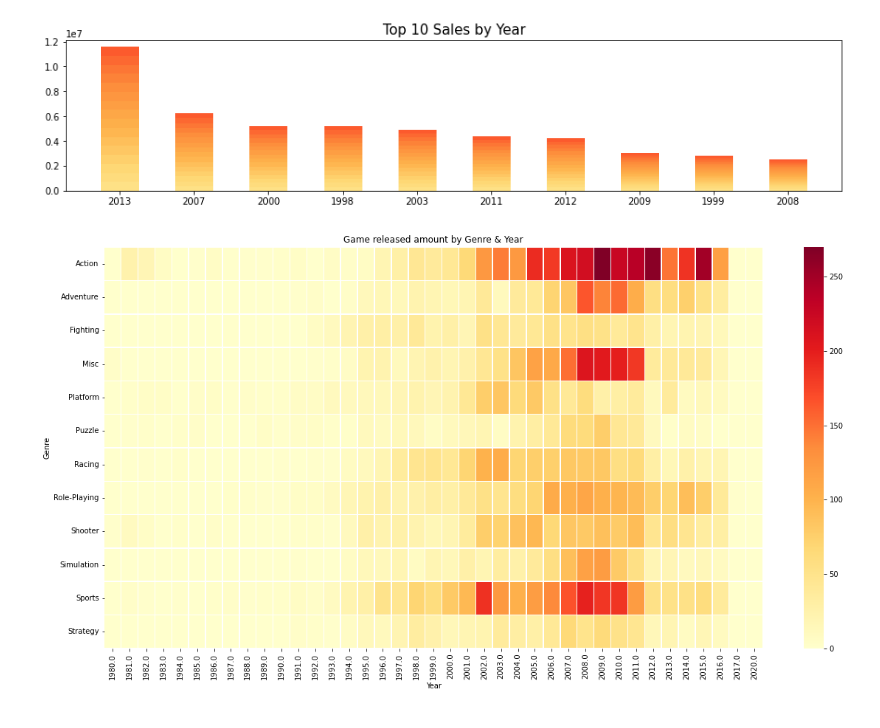
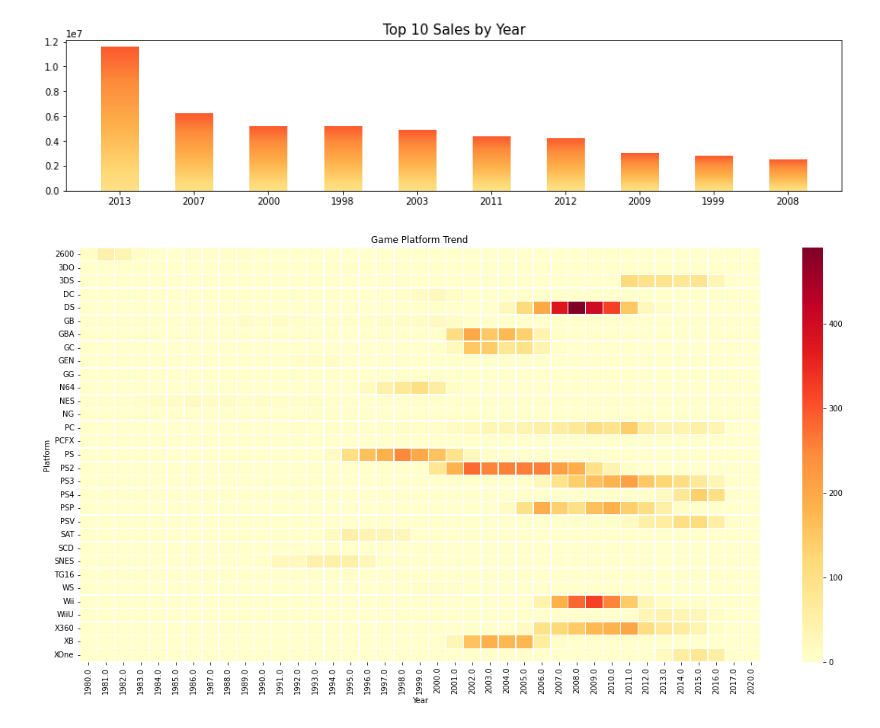
Before and after one commit to sumu97/Data-Science-Cheat-Code, a Jupyter notebook: GameMarket_Analysis.ipynb, the cells around one changed output. Saved outputs shown, nothing was run; the diff lists cells and outputs as text; code cells hidden in the pictures.

```diff
--- a/GameMarket_Analysis.ipynb
+++ b/GameMarket_Analysis.ipynb
@@ -176,15 +377,11 @@ bbc(year_S2,'Top 10 Sales by Year')
 [figure]
 [figure]
 # %%
-# 연도별 판매 장르 시각화
-# 1 : 그 가로세로 짬짜미(pd.crossstab)한걸로 연도랑 장르 긁어서 표시
-# 2 : 그거 시각화
-import seaborn as sns
-year_G = pd.crosstab(df.Genre, df.Year)
+# 게임 플랫폼 트렌드 분석
+year_G = pd.crosstab(df.Platform, df.Year)
 year_G = year_G.drop(year_G.columns[0:23],axis = 1)
 plt.figure(figsize=(20,10))
-plt.title('Game released amount by Genre & Year')
+plt.title('Game Platform Trend')
 ax = sns.heatmap(year_G, linewidths=.5, cmap='YlOrRd');
-# 해당연도 Total Sales 로 나눠서, 데이터를 보면 더 의미있는 결과를 얻을 수 있을듯. 연도별로 뭐가 젤 잘나간지를 아는게 목적이니까
 # %% [output]
-[figure, old version]
+[figure, new version]
```
Also changed, not shown: parts of 26 cells of this notebook.
